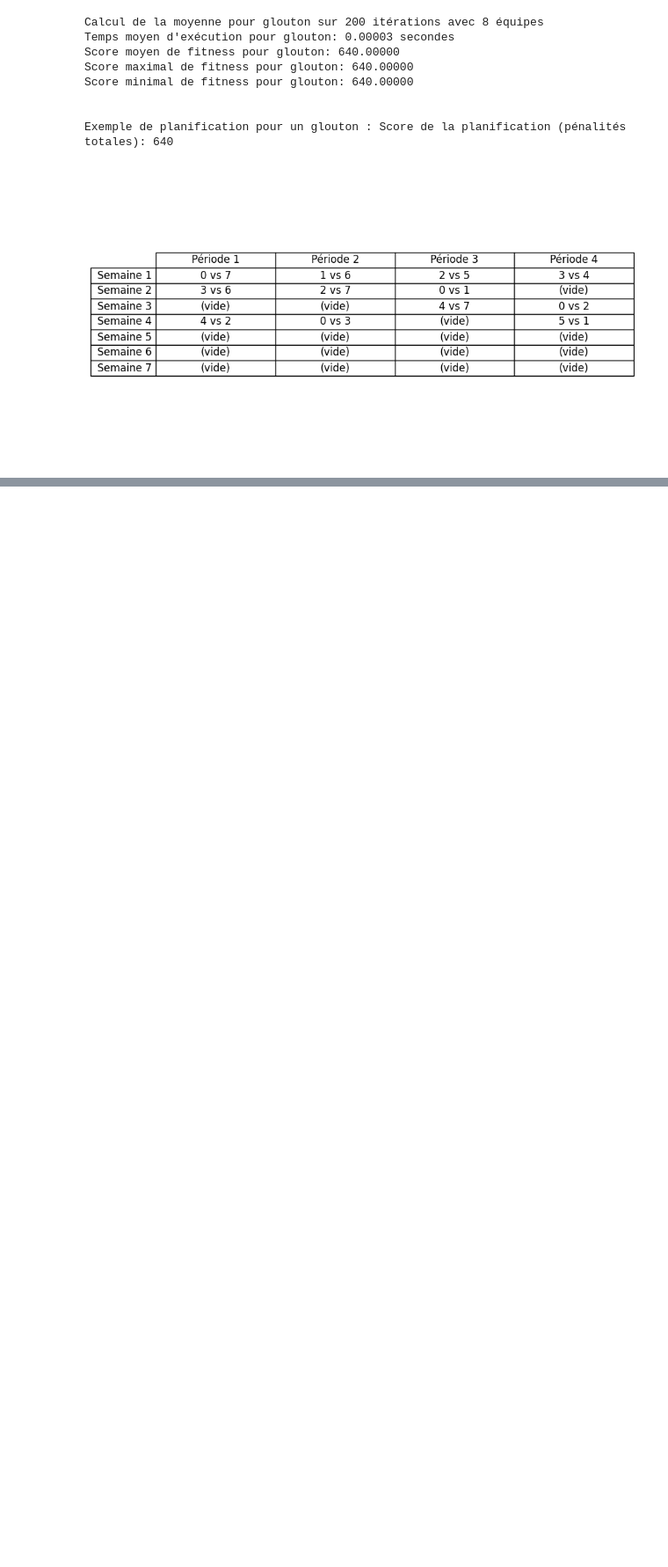
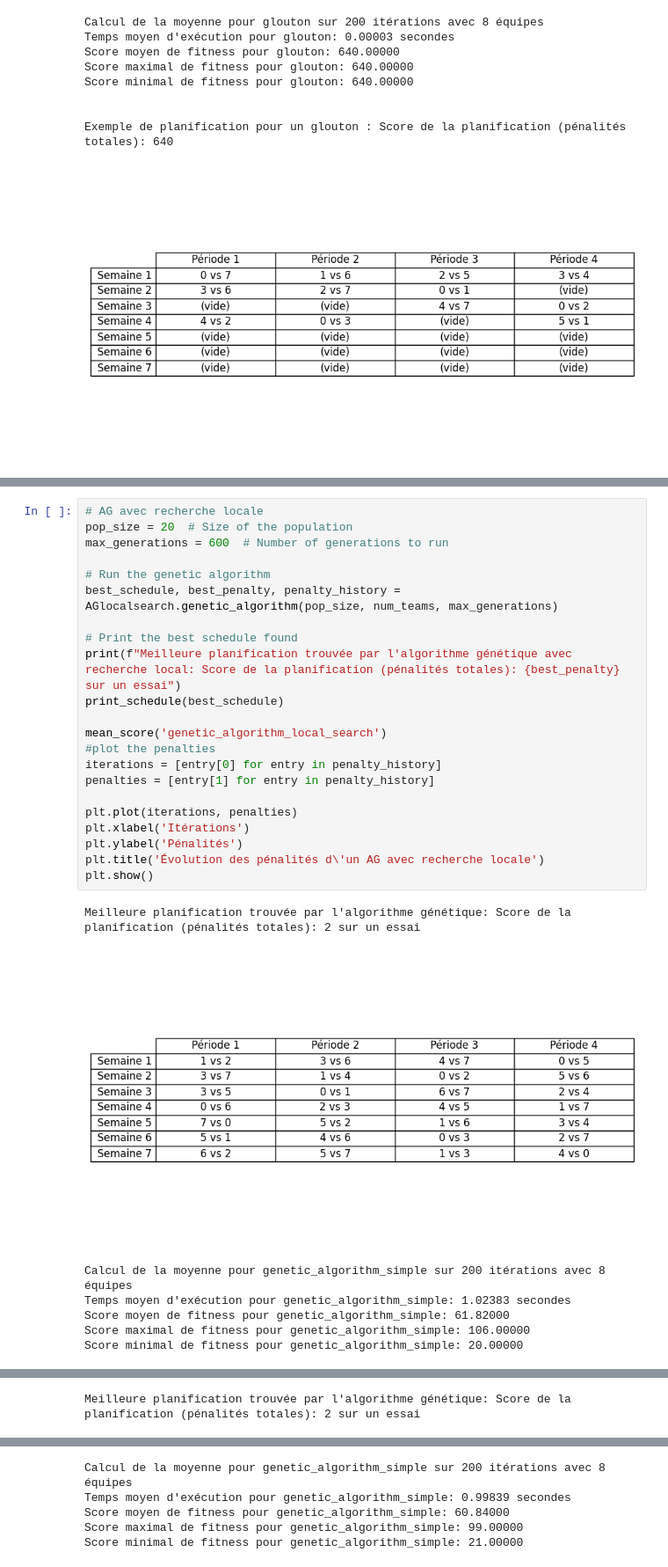
Before and after one commit to LandOS973/matheuristique, a Jupyter notebook: matheuristique.ipynb, the cells around one changed output, grey strips where cells are left out. Shown: that part at 88% size. Saved outputs shown, nothing was run; the diff lists cells and outputs as text; blank space fills up the shorter version.

```diff
--- a/matheuristique.ipynb
+++ b/matheuristique.ipynb
@@ -246,0 +287,30 @@ Exemple de planification pour le recuit simulé a partir d'un glouton : Score de
+# %%
+# AG avec recherche locale
+pop_size = 20  # Size of the population
+max_generations = 600  # Number of generations to run
+
+# Run the genetic algorithm
+best_schedule, best_penalty, penalty_history = AGlocalsearch.genetic_algorithm(pop_size, num_teams, max_generations)
+
+# Print the best schedule found
+print(f"Meilleure planification trouvée par l'algorithme génétique avec recherche local: Score de la planification (pénalités totales): {best_penalty} sur un essai")
+print_schedule(best_schedule)
+
+mean_score('genetic_algorithm_local_search')
+#plot the penalties
+iterations = [entry[0] for entry in penalty_history]
+penalties = [entry[1] for entry in penalty_history]
+
+plt.plot(iterations, penalties)
+plt.xlabel('Itérations')
+plt.ylabel('Pénalités')
+plt.title('Évolution des pénalités d\'un AG avec recherche locale')
+plt.show()
+# %% [output]
+Meilleure planification trouvée par l'algorithme génétique: Score de la planification (pénalités totales): 2 sur un essai
+[figure, added]
+Calcul de la moyenne pour genetic_algorithm_simple sur 200 itérations avec 8 équipes
+Temps moyen d'exécution pour genetic_algorithm_simple: 1.02383 secondes
+Score moyen de fitness pour genetic_algorithm_simple: 61.82000
+Score maximal de fitness pour genetic_algorithm_simple: 106.00000
+Score minimal de fitness pour genetic_algorithm_simple: 20.00000
@@ -246,0 +318 @@ Exemple de planification pour le recuit simulé a partir d'un glouton : Score de
+Meilleure planification trouvée par l'algorithme génétique: Score de la planification (pénalités totales): 2 sur un essai
@@ -246,0 +320,5 @@ Exemple de planification pour le recuit simulé a partir d'un glouton : Score de
+Calcul de la moyenne pour genetic_algorithm_simple sur 200 itérations avec 8 équipes
+Temps moyen d'exécution pour genetic_algorithm_simple: 0.99839 secondes
+Score moyen de fitness pour genetic_algorithm_simple: 60.84000
+Score maximal de fitness pour genetic_algorithm_simple: 99.00000
+Score minimal de fitness pour genetic_algorithm_simple: 21.00000
```
Also changed, not shown: parts of 9 cells of this notebook, 3 other files.
